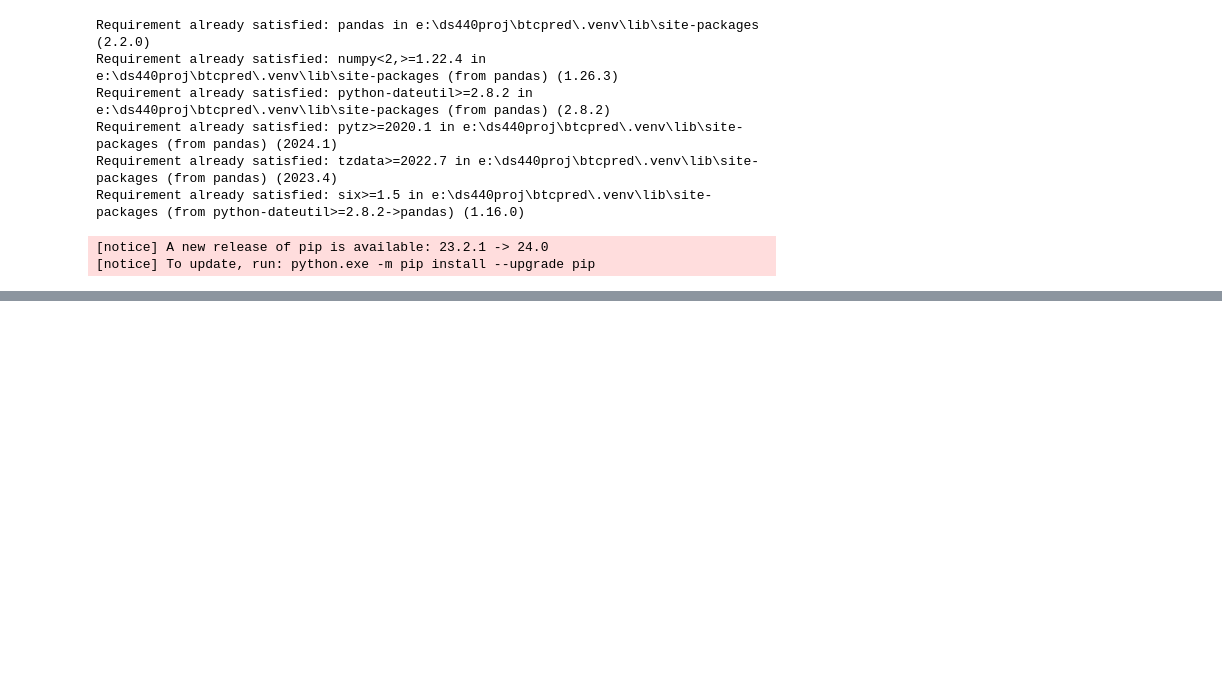
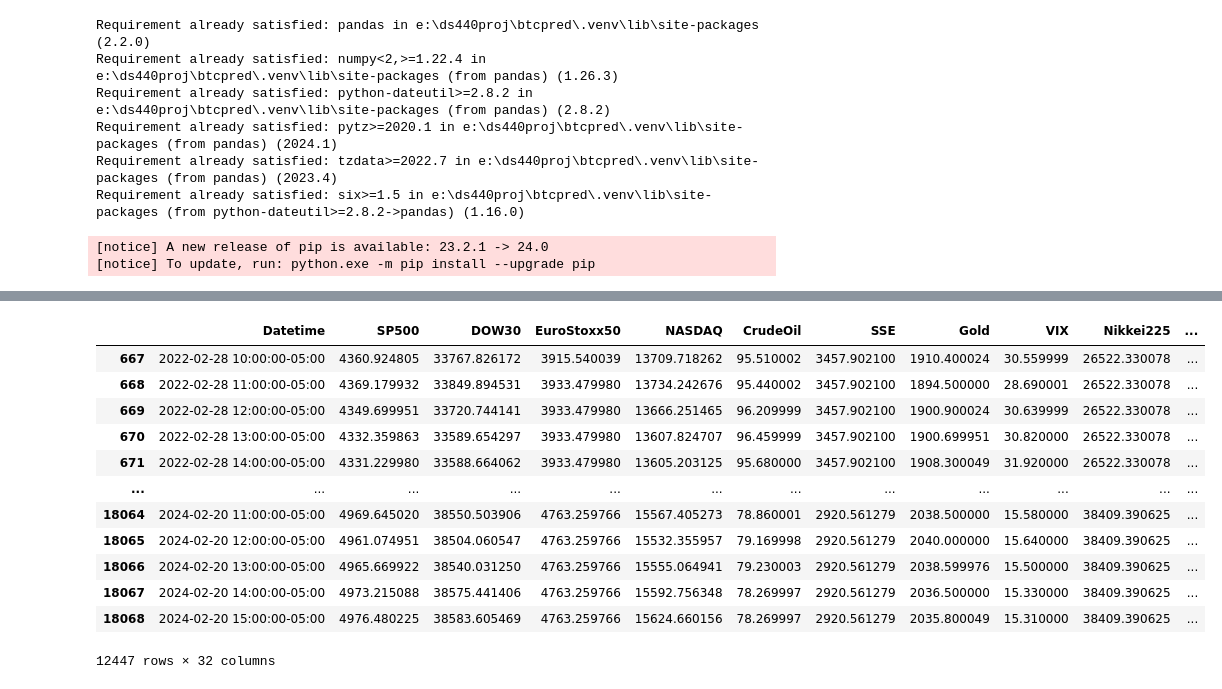
Before and after one commit to SkyTong/DS440, a Jupyter notebook: BTCpred/volume/data/processed/data_process.ipynb, the cells around one changed output, grey strips where cells are left out. Drawn from its saved outputs; the diff is of its cells as text; code cells hidden in the pictures; blank space fills up the shorter version.

```diff
--- a/BTCpred/volume/data/processed/data_process.ipynb
+++ b/BTCpred/volume/data/processed/data_process.ipynb
@@ -145,2 +145,36 @@ df
 # %%
 df.to_csv("processed_macro_data.csv")
+# %%
+import pandas as pd
+
+# Load the first CSV
+df1 = pd.read_csv('processed_macro_data.csv', parse_dates=['Datetime'])
+
+# Load the second CSV
+df2 = pd.read_csv('merged_volume_data.csv', parse_dates=['time'])
+df2.rename(columns={'time': 'Datetime'}, inplace=True)
+# Convert the timezone-naive column in df2 to timezone-aware, matching df1's timezone
+df2['Datetime'] = df2['Datetime'].dt.tz_localize('UTC-05:00')
+
+# Now you can merge as before
+merged_df = pd.merge(df, df2, on='Datetime', how='outer')
+merged_df.sort_values(by='Datetime', inplace=True)
+# %%
+merged_df = merged_df.dropna()
+merged_df.to_csv('processed_hourly_data.csv')
+# %%
+merged_df
+# %% [output]
+|  | Datetime | SP500 | DOW30 | EuroStoxx50 | NASDAQ | CrudeOil | SSE | Gold | VIX | Nikkei225 | ... |
+| 667 | 2022-02-28 10:00:00-05:00 | 4360.924805 | 33767.826172 | 3915.540039 | 13709.718262 | 95.510002 | 3457.902100 | 1910.400024 | 30.559999 | 26522.330078 | ... |
+| 668 | 2022-02-28 11:00:00-05:00 | 4369.179932 | 33849.894531 | 3933.479980 | 13734.242676 | 95.440002 | 3457.902100 | 1894.500000 | 28.690001 | 26522.330078 | ... |
+| 669 | 2022-02-28 12:00:00-05:00 | 4349.699951 | 33720.744141 | 3933.479980 | 13666.251465 | 96.209999 | 3457.902100 | 1900.900024 | 30.639999 | 26522.330078 | ... |
+| 670 | 2022-02-28 13:00:00-05:00 | 4332.359863 | 33589.654297 | 3933.479980 | 13607.824707 | 96.459999 | 3457.902100 | 1900.699951 | 30.820000 | 26522.330078 | ... |
+| 671 | 2022-02-28 14:00:00-05:00 | 4331.229980 | 33588.664062 | 3933.479980 | 13605.203125 | 95.680000 | 3457.902100 | 1908.300049 | 31.920000 | 26522.330078 | ... |
+| ... | ... | ... | ... | ... | ... | ... | ... | ... | ... | ... | ... |
+| 18064 | 2024-02-20 11:00:00-05:00 | 4969.645020 | 38550.503906 | 4763.259766 | 15567.405273 | 78.860001 | 2920.561279 | 2038.500000 | 15.580000 | 38409.390625 | ... |
+| 18065 | 2024-02-20 12:00:00-05:00 | 4961.074951 | 38504.060547 | 4763.259766 | 15532.355957 | 79.169998 | 2920.561279 | 2040.000000 | 15.640000 | 38409.390625 | ... |
+| 18066 | 2024-02-20 13:00:00-05:00 | 4965.669922 | 38540.031250 | 4763.259766 | 15555.064941 | 79.230003 | 2920.561279 | 2038.599976 | 15.500000 | 38409.390625 | ... |
+| 18067 | 2024-02-20 14:00:00-05:00 | 4973.215088 | 38575.441406 | 4763.259766 | 15592.756348 | 78.269997 | 2920.561279 | 2036.500000 | 15.330000 | 38409.390625 | ... |
+| 18068 | 2024-02-20 15:00:00-05:00 | 4976.480225 | 38583.605469 | 4763.259766 | 15624.660156 | 78.269997 | 2920.561279 | 2035.800049 | 15.310000 | 38409.390625 | ... |
+12447 rows × 32 columns
```
Also changed, not shown: parts of 6 cells of this notebook, 26 other files.
